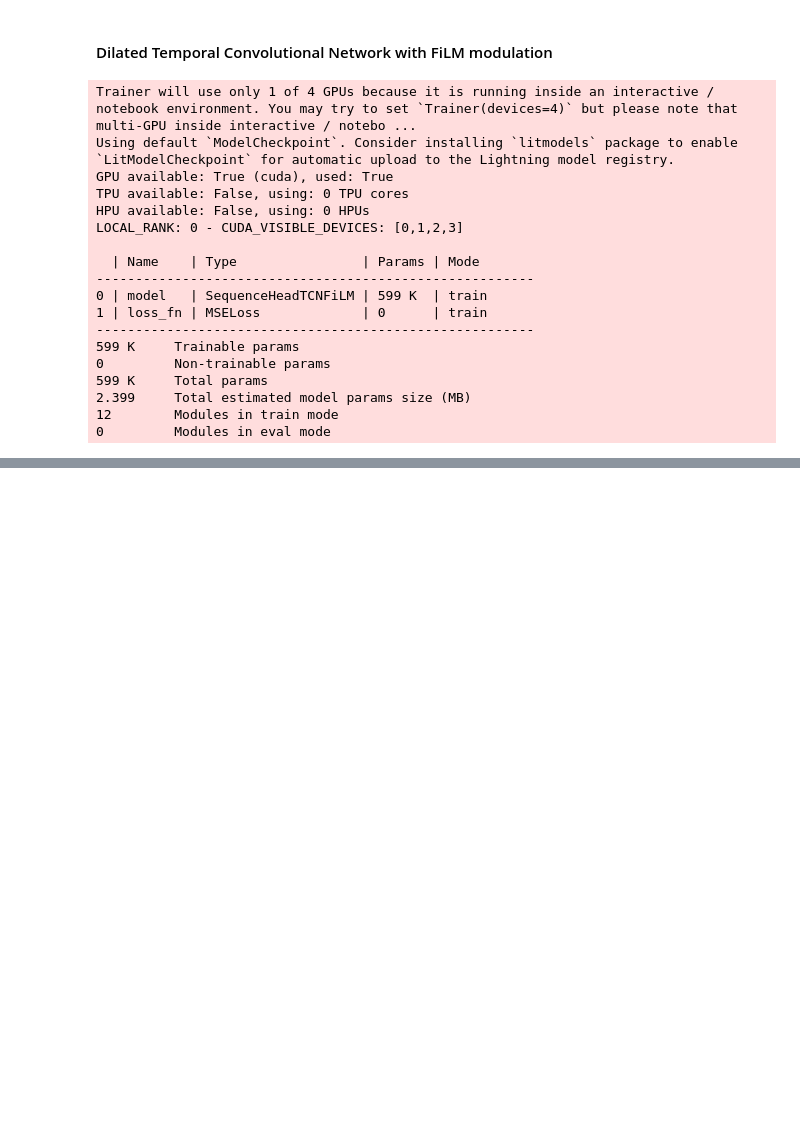
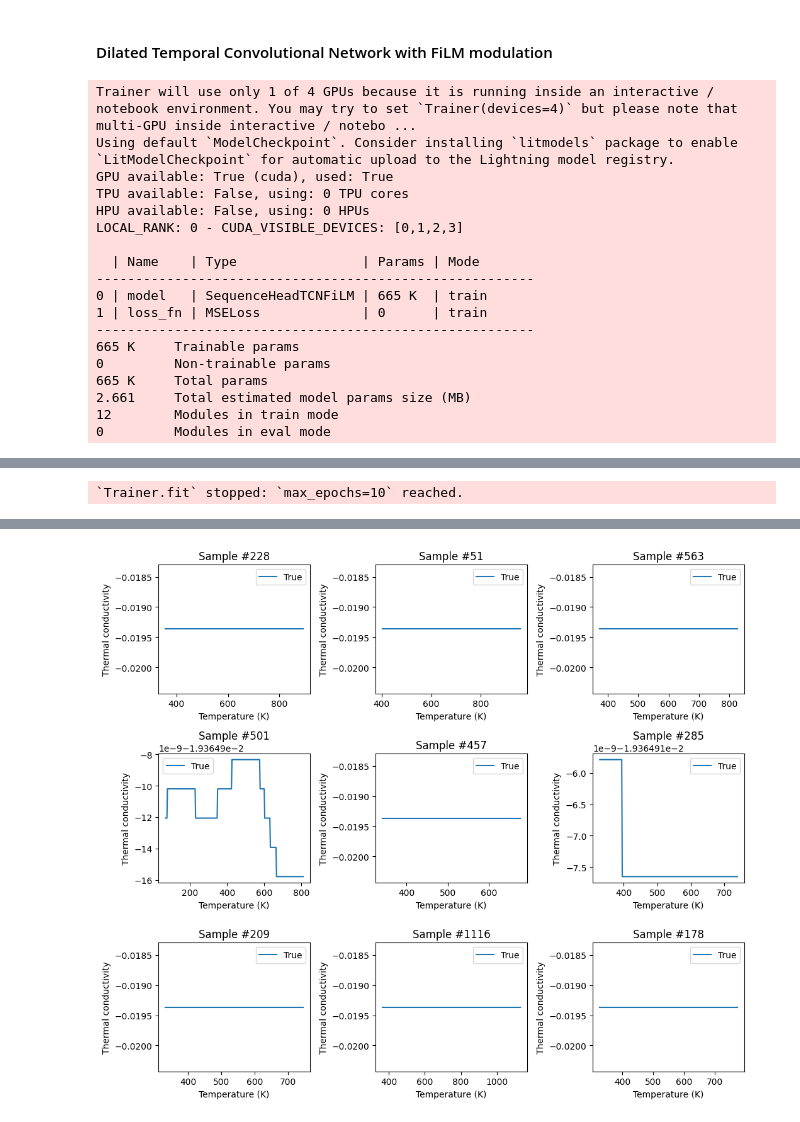
Before and after one commit to TsumiNa/foundation_model, a Jupyter notebook: notebooks/test_seq_models.ipynb, the cells around one changed output, grey strips where cells are left out. Drawn from its saved outputs; the diff is of its cells as text; code cells hidden in the pictures; blank space fills up the shorter version.

```diff
--- a/notebooks/test_seq_models.ipynb
+++ b/notebooks/test_seq_models.ipynb
@@ -420,6 +418,10 @@ class _DilatedTCN(nn.Module):
 
     def __init__(self, channels: int, n_layers: int = 4, kernel_size: int = 3):
         super().__init__()
+        # 自动调整kernel_size为最近的奇数
+        if kernel_size % 2 == 0:
+            print(f"Warning: kernel_size={kernel_size} is even, automatically changed to {kernel_size + 1}")
+            kernel_size += 1
         dilations = [2**i for i in range(n_layers)]
         pads = [((kernel_size - 1) * d) // 2 for d in dilations]
         self.layers = nn.ModuleList(
@@ -574,7 +576,7 @@ preds = trainer.predict(model, dataloaders=dm.test_dataloader())
 # 6. 可视化预测结果
 # flatten and pass to plot
 samples = [sample for batch in preds for sample in zip(*batch)]
-plot_prediction_pairs(samples, n=9, prop=prop)
+plot_prediction_pairs(samples, n=9, prop=prop, show_pred=False)
 # %% [output]
 Trainer will use only 1 of 4 GPUs because it is running inside an interactive / notebook environment. You may try to set `Trainer(devices=4)` but please note that multi-GPU inside interactive / notebo ...
 Using default `ModelCheckpoint`. Consider installing `litmodels` package to enable `LitModelCheckpoint` for automatic upload to the Lightning model registry.
@@ -585,12 +587,12 @@ LOCAL_RANK: 0 - CUDA_VISIBLE_DEVICES: [0,1,2,3]
 
   | Name    | Type                | Params | Mode
 --------------------------------------------------------
-0 | model   | SequenceHeadTCNFiLM | 599 K  | train
+0 | model   | SequenceHeadTCNFiLM | 665 K  | train
 1 | loss_fn | MSELoss             | 0      | train
 --------------------------------------------------------
-599 K     Trainable params
+665 K     Trainable params
 0         Non-trainable params
-599 K     Total params
-2.399     Total estimated model params size (MB)
+665 K     Total params
+2.661     Total estimated model params size (MB)
 12        Modules in train mode
 0         Modules in eval mode
@@ -597,0 +602 @@ RuntimeError: The size of tensor a (299) must match the size of tensor b (300) a
+`Trainer.fit` stopped: `max_epochs=10` reached.
@@ -597,0 +605 @@ RuntimeError: The size of tensor a (299) must match the size of tensor b (300) a
+[figure, added]
```
Also changed, not shown: parts of 3 cells of this notebook.
